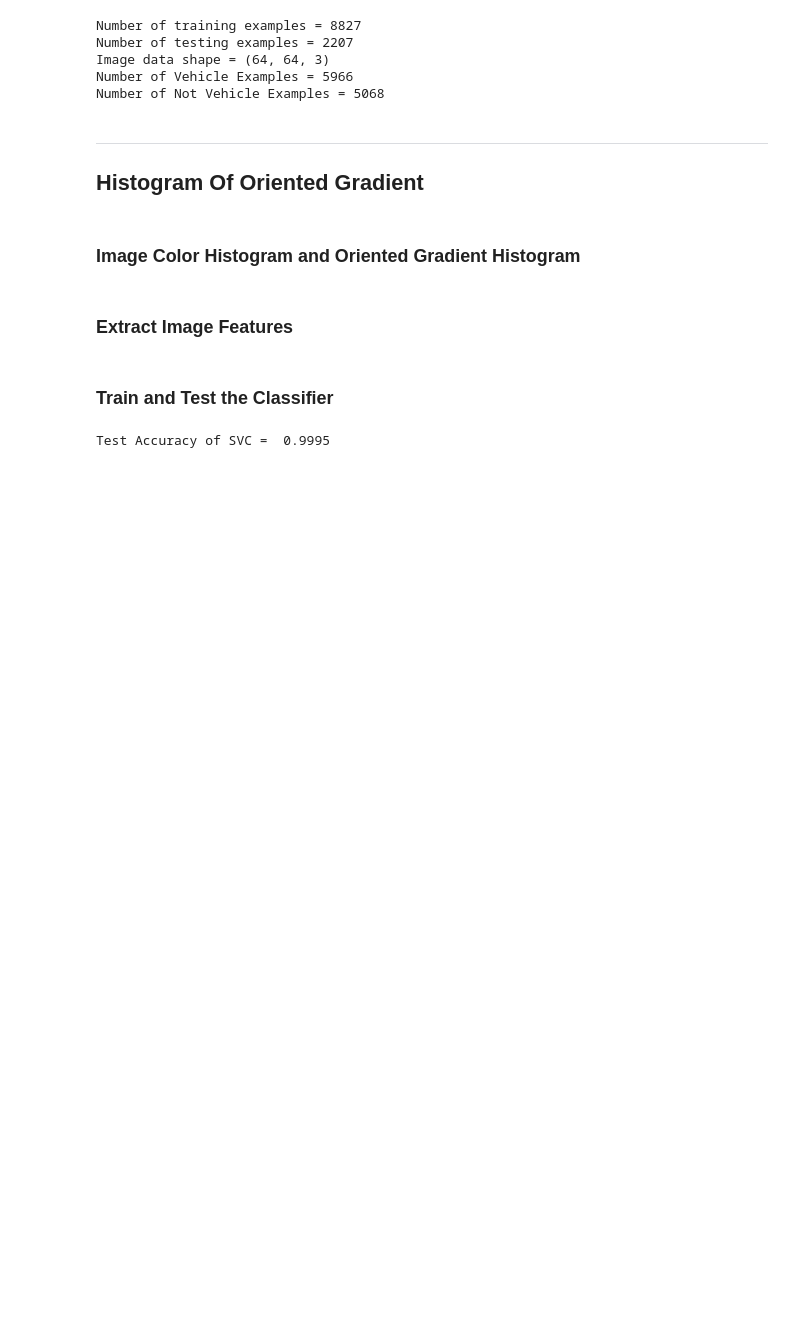
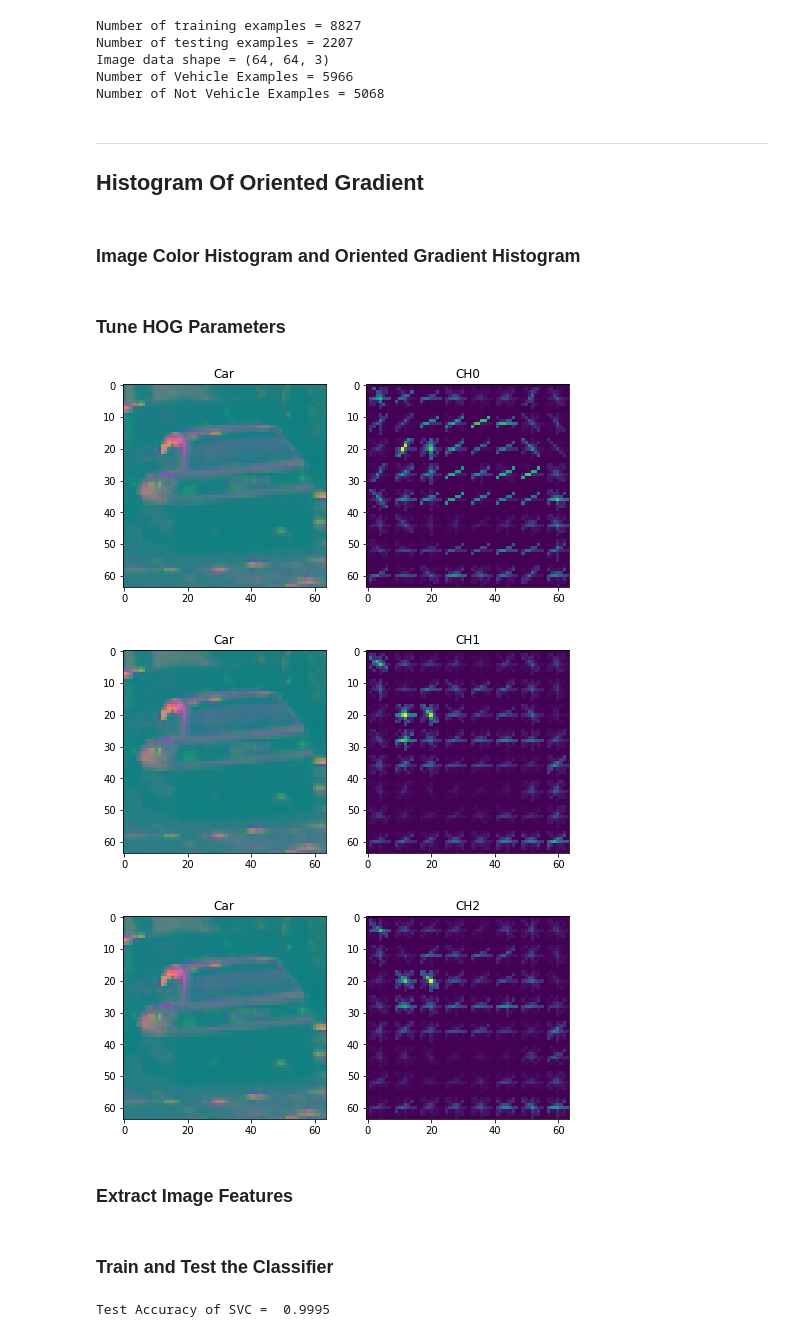
Before and after one commit to AhmedMYassin/Vehicle_Detection, a Jupyter notebook: Vehicle_Detection_and_Tracking.ipynb, the cells around one changed output. Drawn from its saved outputs; the diff is of its cells as text; code cells hidden in the pictures; blank space fills up the shorter version.

```diff
--- a/Vehicle_Detection_and_Tracking.ipynb
+++ b/Vehicle_Detection_and_Tracking.ipynb
@@ -148,6 +148,66 @@ def get_hog_features(img, orient, pix_per_cell, cell_per_block,
                        cells_per_block=(cell_per_block, cell_per_block), transform_sqrt=True,
                        visualise=vis, feature_vector=feature_vec)
         return features
+# %% [markdown]
+### Tune HOG Parameters
+# %%
+import random
+import matplotlib.pyplot as plt
+
+color_space = 'YCrCb'
+orient = 8  # HOG orientations
+pix_per_cell = 8 # HOG pixels per cell
+cell_per_block = 2 # HOG cells per block
+hog_channel = 'ALL' # Can be 0, 1, 2, or "ALL"
+
+index = random.randint(0,len(vehicle_images))
+vehicle_image = vehicle_images[index]
+
+if color_space != 'RGB':
+    if color_space == 'HSV':
+        feature_image = cv2.cvtColor(vehicle_image, cv2.COLOR_RGB2HSV)
+    elif color_space == 'LUV':
+        feature_image = cv2.cvtColor(vehicle_image, cv2.COLOR_RGB2LUV)
+    elif color_space == 'HLS':
+        feature_image = cv2.cvtColor(vehicle_image, cv2.COLOR_RGB2HLS)
+    elif color_space == 'YUV':
+        feature_image = cv2.cvtColor(vehicle_image, cv2.COLOR_RGB2YUV)
+    elif color_space == 'YCrCb':
+        feature_image = cv2.cvtColor(vehicle_image, cv2.COLOR_RGB2YCrCb)
+else: feature_image = np.copy(img)
+
+if hog_channel == 'ALL':
+    #test_img = []
+    for channel in range(feature_image.shape[2]):
+        _,test_img = get_hog_features(feature_image[:,:,channel],
+                                               orient, pix_per_cell, cell_per_block,
+                                               vis=True, feature_vec=True)
+        #test_imgs.append(test_img)
+        plt.figure(figsize=(8, 8))
+        plt.subplot(1,2,1)
+        plt.title('Car')
+        plt.imshow(feature_image)
+        plt.subplot(1,2,2)
+        plt.title('CH'+str(channel))
+        plt.imshow(test_img)
+        plt.savefig('output_images/HOG'+str(channel),bbox_inches='tight')
+else:
+    _,test_img = get_hog_features(feature_image[:,:,hog_channel], orient,
+                                  pix_per_cell, cell_per_block, vis=True, feature_vec=True)
+    plt.figure(figsize=(8, 8))
+    plt.subplot(1,2,1)
+    plt.title('Car')
+    plt.imshow(feature_image)
+    plt.subplot(1,2,2)
+    plt.title('CH'+str(hog_channel))
+    plt.imshow(test_img)
+    plt.savefig('output_images/HOG'+str(channel),bbox_inches='tight')
+
+plt.show()
+# %% [output]
+[figure, added]
+[figure, added]
+[figure, added]
 # %% [markdown]
 ### Extract Image Features
 # %%
```
Also changed, not shown: parts of 2 cells of this notebook, 3 other files.
